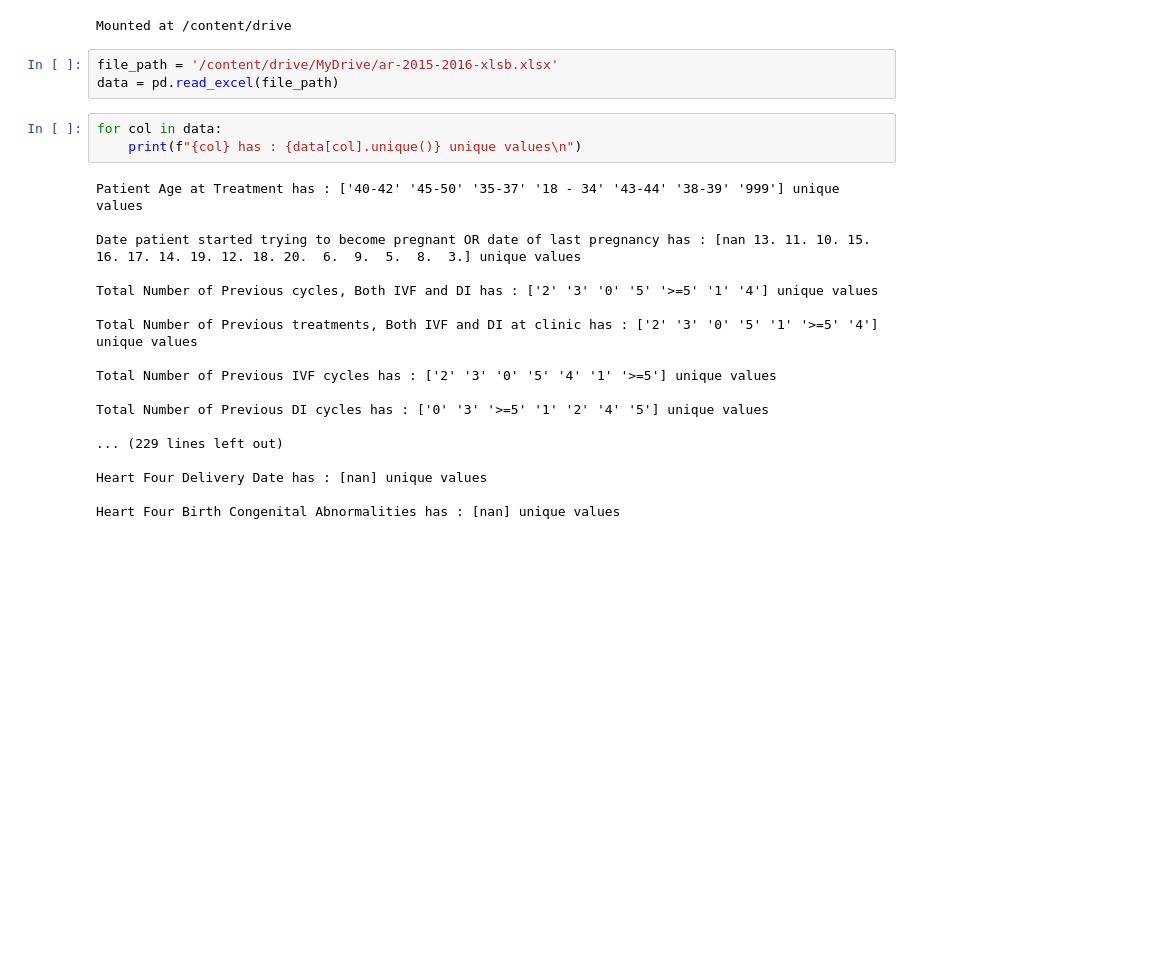
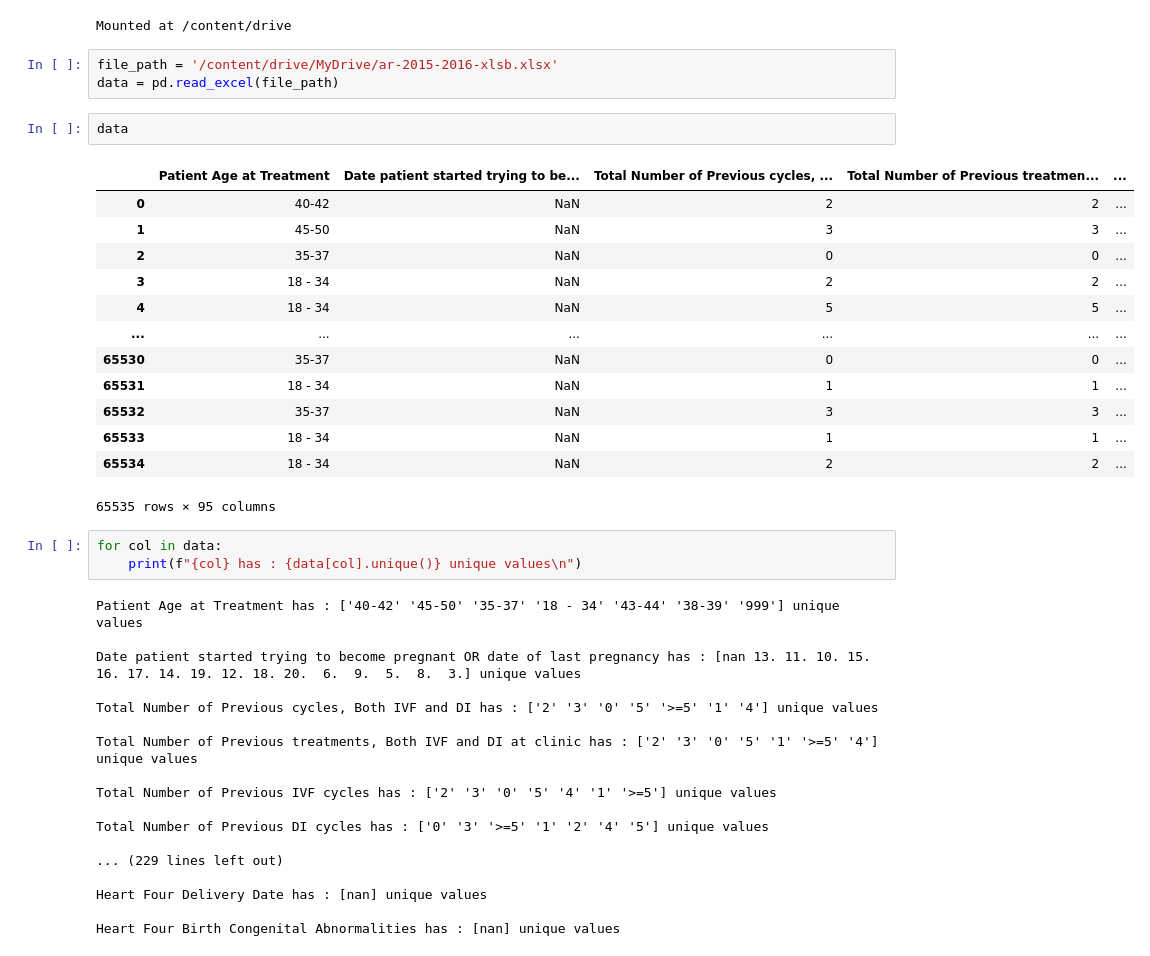
Before and after one commit to benamaranermine/predict-live-birth-occurrence-before-in-vitro-fertilization-treatment, a Jupyter notebook: predict_live‑birth_with_databalancing.ipynb, the cells around one changed output. Saved outputs shown, nothing was run; the diff lists cells and outputs as text; blank space fills up the shorter version.

```diff
--- a/predict_live‑birth_with_databalancing.ipynb
+++ b/predict_live‑birth_with_databalancing.ipynb
@@ -33,6 +33,22 @@ Mounted at /content/drive
 # %%
 file_path = '/content/drive/MyDrive/ar-2015-2016-xlsb.xlsx'
 data = pd.read_excel(file_path)
+# %%
+data
+# %% [output]
+|  | Patient Age at Treatment | Date patient started trying to be... | Total Number of Previous cycles, ... | Total Number of Previous treatmen... | ... |
+| 0 | 40-42 | NaN | 2 | 2 | ... |
+| 1 | 45-50 | NaN | 3 | 3 | ... |
+| 2 | 35-37 | NaN | 0 | 0 | ... |
+| 3 | 18 - 34 | NaN | 2 | 2 | ... |
+| 4 | 18 - 34 | NaN | 5 | 5 | ... |
+| ... | ... | ... | ... | ... | ... |
+| 65530 | 35-37 | NaN | 0 | 0 | ... |
+| 65531 | 18 - 34 | NaN | 1 | 1 | ... |
+| 65532 | 35-37 | NaN | 3 | 3 | ... |
+| 65533 | 18 - 34 | NaN | 1 | 1 | ... |
+| 65534 | 18 - 34 | NaN | 2 | 2 | ... |
+65535 rows × 95 columns
 # %%
 for col in data:
     print(f"{col} has : {data[col].unique()} unique values\n")
```
Also changed, not shown: parts of 32 cells of this notebook.
